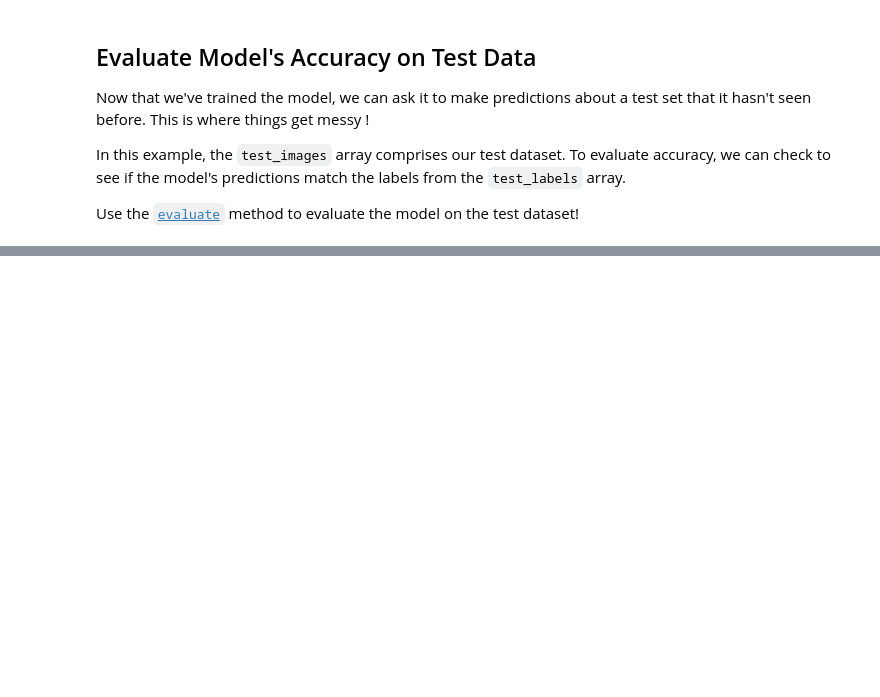
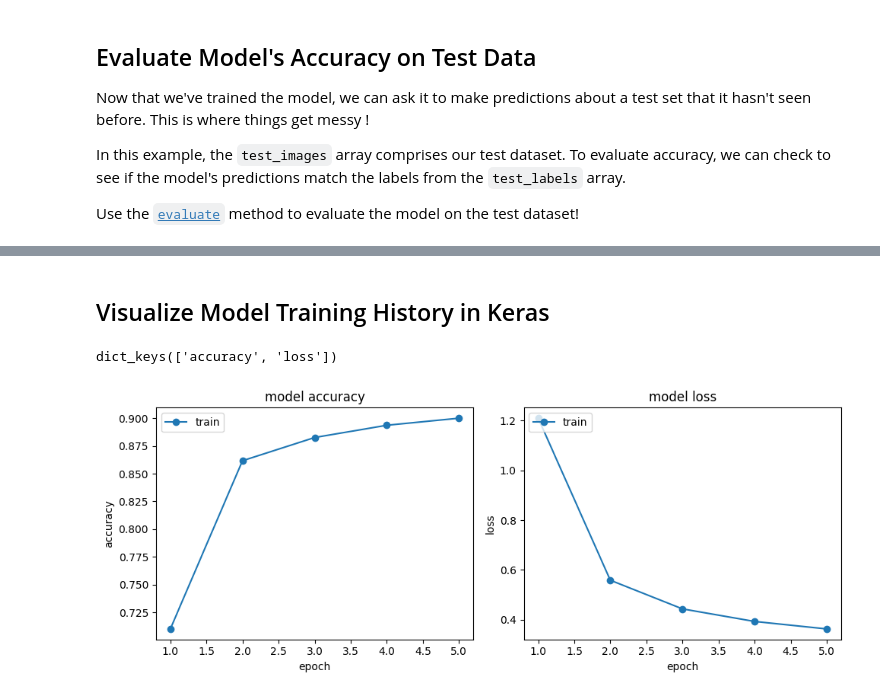
Before and after one commit to romeoVh/KFUPM_Teaching, a Jupyter notebook: CIE483_Lecture5_MNIST_in_Keras.ipynb, the cells around one changed output, grey strips where cells are left out. Saved outputs shown, nothing was run; the diff lists cells and outputs as text; code cells hidden in the pictures; blank space fills up the shorter version.

```diff
--- a/CIE483_Lecture5_MNIST_in_Keras.ipynb
+++ b/CIE483_Lecture5_MNIST_in_Keras.ipynb
@@ -243,6 +249,11 @@ We'll start out by using the ADAM optimizer initialized with a learning rate of
 # %%
-# Let's use the Adam optimizer for learning
-model.compile(loss='categorical_crossentropy', optimizer='adam', metrics=['accuracy'])
+# Let's use the SGD optimizer for learning
+our_optimizer = SGD() # default learning rate is 0.01
+#our_optimizer = SGD(learning_rate=0.1)
+#our_optimizer = Adam()
+
+
+model.compile(loss='categorical_crossentropy', optimizer=our_optimizer, metrics=['accuracy'])
 # %% [markdown]
 ## Train the model!
 
@@ -266,7 +277,16 @@ Then, we start the Neural Network training by calling the [`fit`](https://www.te
 BATCH_SIZE = 128
 EPOCHS = 5
 
+# Record the start time
+start_time = time.time()
+
 # Start the Training
-model.fit(X_train, Y_train, batch_size=BATCH_SIZE, epochs=EPOCHS, verbose=1)
+history = model.fit(X_train, Y_train, batch_size=BATCH_SIZE, epochs=EPOCHS, verbose=1)
+
+# Calculate the elapsed time
+elapsed_time = end_time - start_time
+
+# Print the elapsed time
+print(f"Elapsed time: {elapsed_time:.2f} seconds")
 # %% [output]
 Epoch 1/5
@@ -534,0 +394,26 @@ visualize(convLayer04)# visualize fourth set of feature maps
+# %% [markdown]
+## Visualize Model Training History in Keras
+# %%
+print(history.history.keys())
+
+plt.figure(figsize=(10, 4))
+# summarize history for accuracy
+plt.subplot(1, 2, 1)
+plt.plot(np.arange(1, EPOCHS+1),history.history['accuracy'],'-o')
+#plt.plot(history.history['val_accuracy']) # uncomment if you use validation data
+plt.title('model accuracy')
+plt.ylabel('accuracy')
+plt.xlabel('epoch')
+plt.legend(['train', 'test'], loc='upper left')
+# summarize history for loss
+plt.subplot(1, 2, 2)
+plt.plot(np.arange(1, EPOCHS+1),history.history['loss'],'-o')
+#plt.plot(history.history['val_loss'])  # uncomment if you use validation data
+plt.title('model loss')
+plt.ylabel('loss')
+plt.xlabel('epoch')
+plt.legend(['train', 'test'], loc='upper left')
+plt.tight_layout()
+# %% [output]
+dict_keys(['accuracy', 'loss'])
+[figure, added]
```
Also changed, not shown: parts of 49 cells of this notebook.
